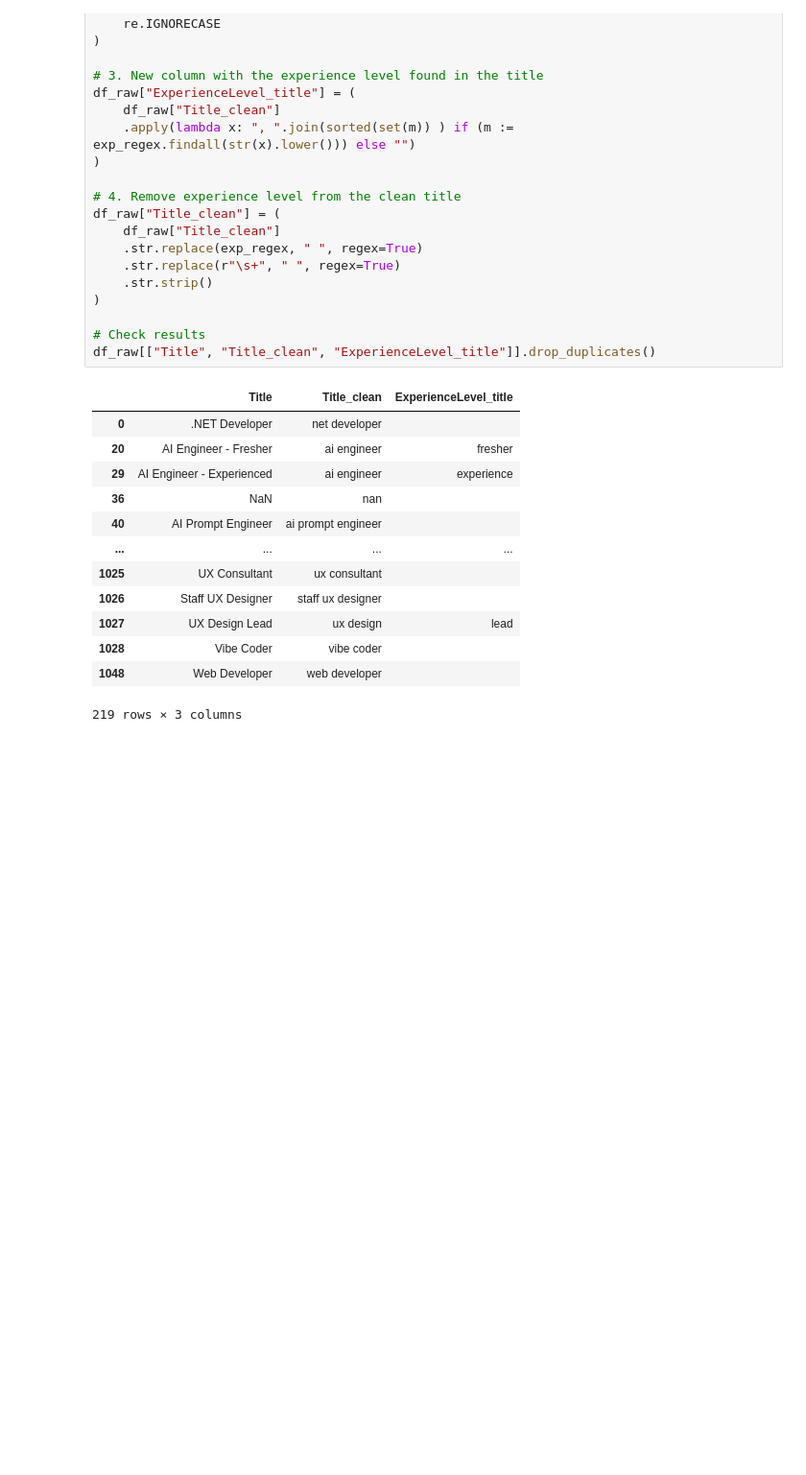
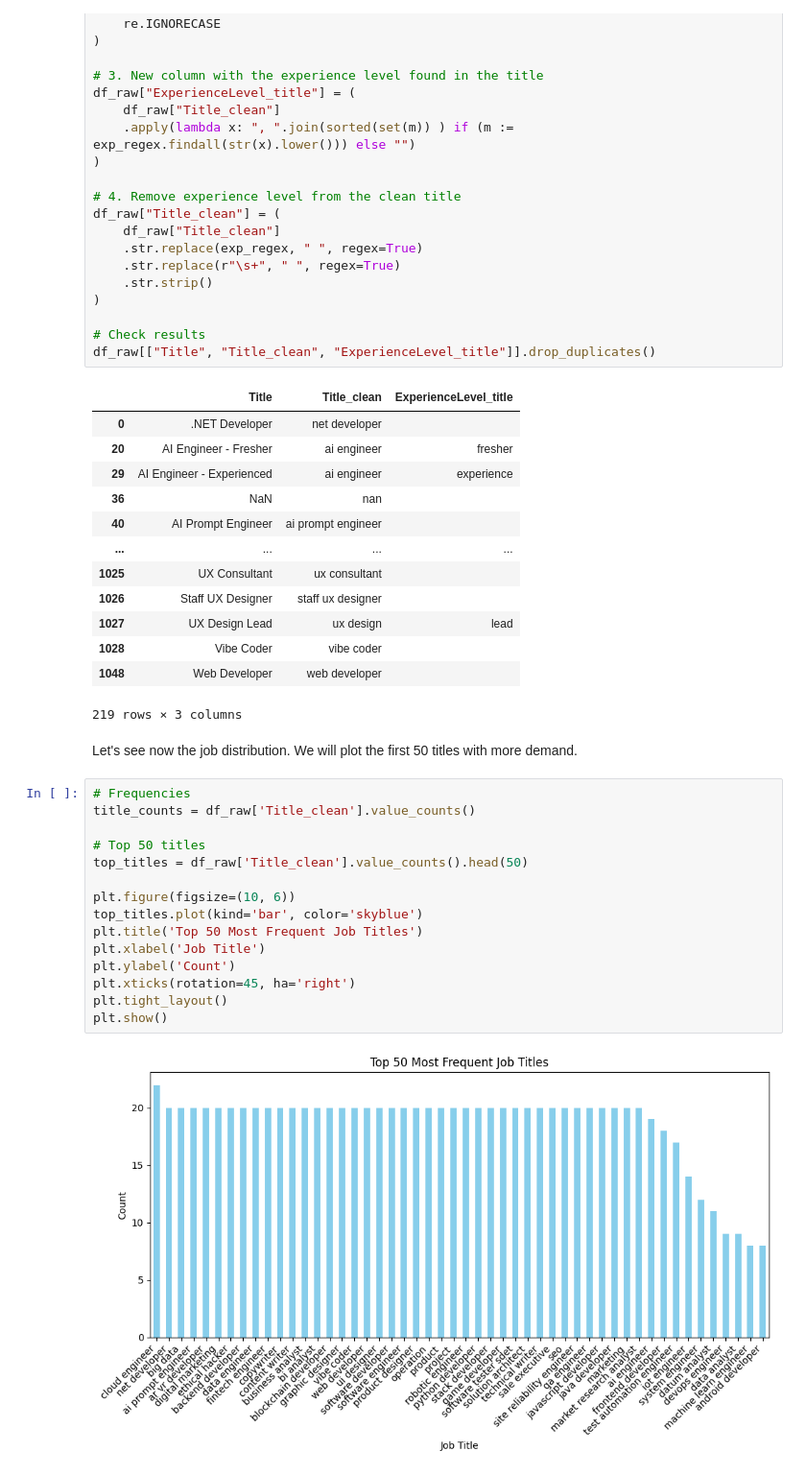
Before and after one commit to Laura-Alonso/Job_Descriptions_2025_NPL, a Jupyter notebook: src/01_exploration.ipynb, the cells around one changed output. Shown: that part at 96% size. Drawn from its saved outputs; the diff is of its cells as text; blank space fills up the shorter version.

Commit message:
EDA. Title finish

```diff
--- a/src/01_exploration.ipynb
+++ b/src/01_exploration.ipynb
@@ -422,3 +424,22 @@ df_raw[["Title", "Title_clean", "ExperienceLevel_title"]].drop_duplicates()
 | 1028 | Vibe Coder | vibe coder |  |
 | 1048 | Web Developer | web developer |  |
 219 rows × 3 columns
+# %% [markdown]
+Let's see now the job distribution. We will plot the first 50 titles with more demand.
+# %%
+# Frequencies
+title_counts = df_raw['Title_clean'].value_counts()
+
+# Top 50 titles
+top_titles = df_raw['Title_clean'].value_counts().head(50)
+
+plt.figure(figsize=(10, 6))
+top_titles.plot(kind='bar', color='skyblue')
+plt.title('Top 50 Most Frequent Job Titles')
+plt.xlabel('Job Title')
+plt.ylabel('Count')
+plt.xticks(rotation=45, ha='right')
+plt.tight_layout()
+plt.show()
+# %% [output]
+[figure, added]
```
Also changed, not shown: parts of 3 cells of this notebook.
